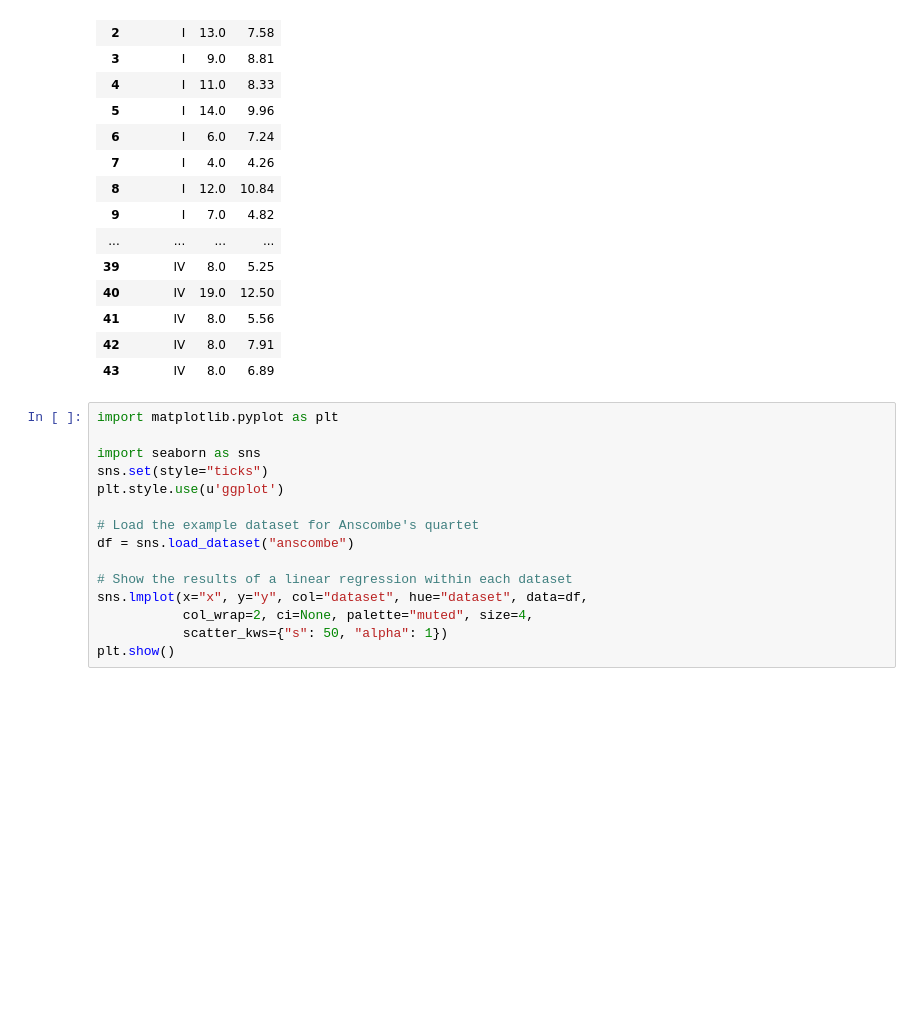
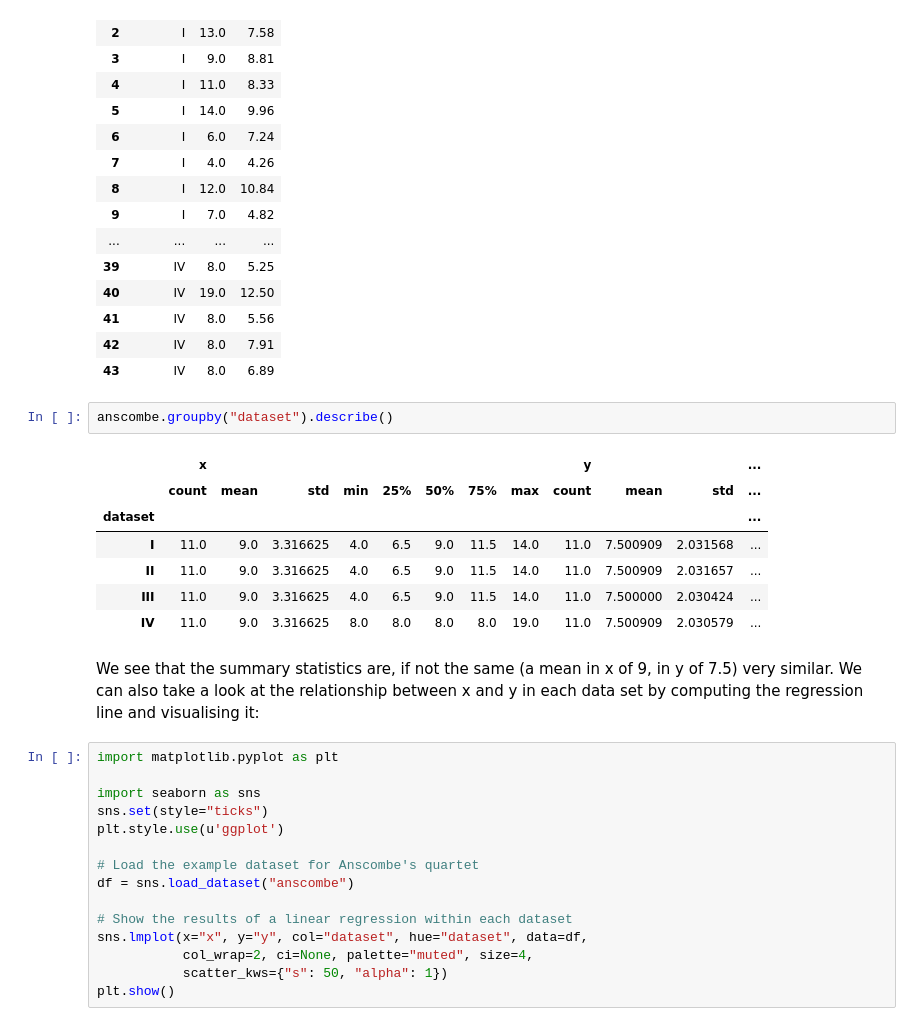
Before and after one commit to AnnemarieMcDonnelltemp/Anscombe, a Jupyter notebook: Anscombe.ipynb, the cells around one changed output. Saved outputs shown, nothing was run; the diff lists cells and outputs as text; blank space fills up the shorter version.

```diff
--- a/Anscombe.ipynb
+++ b/Anscombe.ipynb
@@ -26,6 +27,18 @@ df
 | 41 | IV | 8.0 | 5.56 |
 | 42 | IV | 8.0 | 7.91 |
 | 43 | IV | 8.0 | 6.89 |
+# %%
+anscombe.groupby("dataset").describe()
+# %% [output]
+|  | x |  |  |  |  |  |  |  | y |  |  | ... |
+|  | count | mean | std | min | 25% | 50% | 75% | max | count | mean | std | ... |
+| dataset |  |  |  |  |  |  |  |  |  |  |  | ... |
+| I | 11.0 | 9.0 | 3.316625 | 4.0 | 6.5 | 9.0 | 11.5 | 14.0 | 11.0 | 7.500909 | 2.031568 | ... |
+| II | 11.0 | 9.0 | 3.316625 | 4.0 | 6.5 | 9.0 | 11.5 | 14.0 | 11.0 | 7.500909 | 2.031657 | ... |
+| III | 11.0 | 9.0 | 3.316625 | 4.0 | 6.5 | 9.0 | 11.5 | 14.0 | 11.0 | 7.500000 | 2.030424 | ... |
+| IV | 11.0 | 9.0 | 3.316625 | 8.0 | 8.0 | 8.0 | 8.0 | 19.0 | 11.0 | 7.500909 | 2.030579 | ... |
+# %% [markdown]
+We see that the summary statistics are, if not the same (a mean in x of 9, in y of 7.5) very similar. We can also take a look at the relationship between x and y in each data set by computing the regression line and visualising it:
 # %%
 import matplotlib.pyplot as plt
 
```
Also changed, not shown: parts of 6 cells of this notebook.
